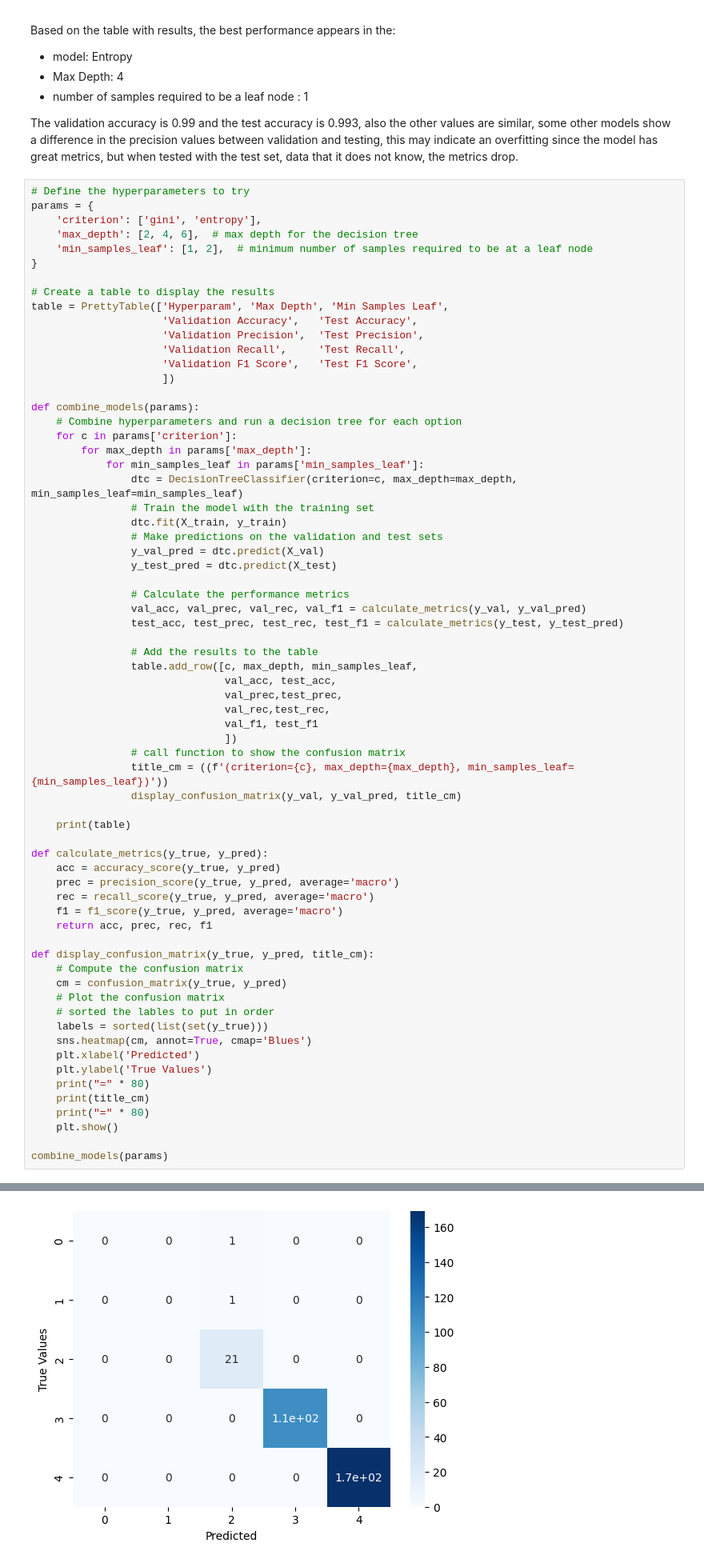
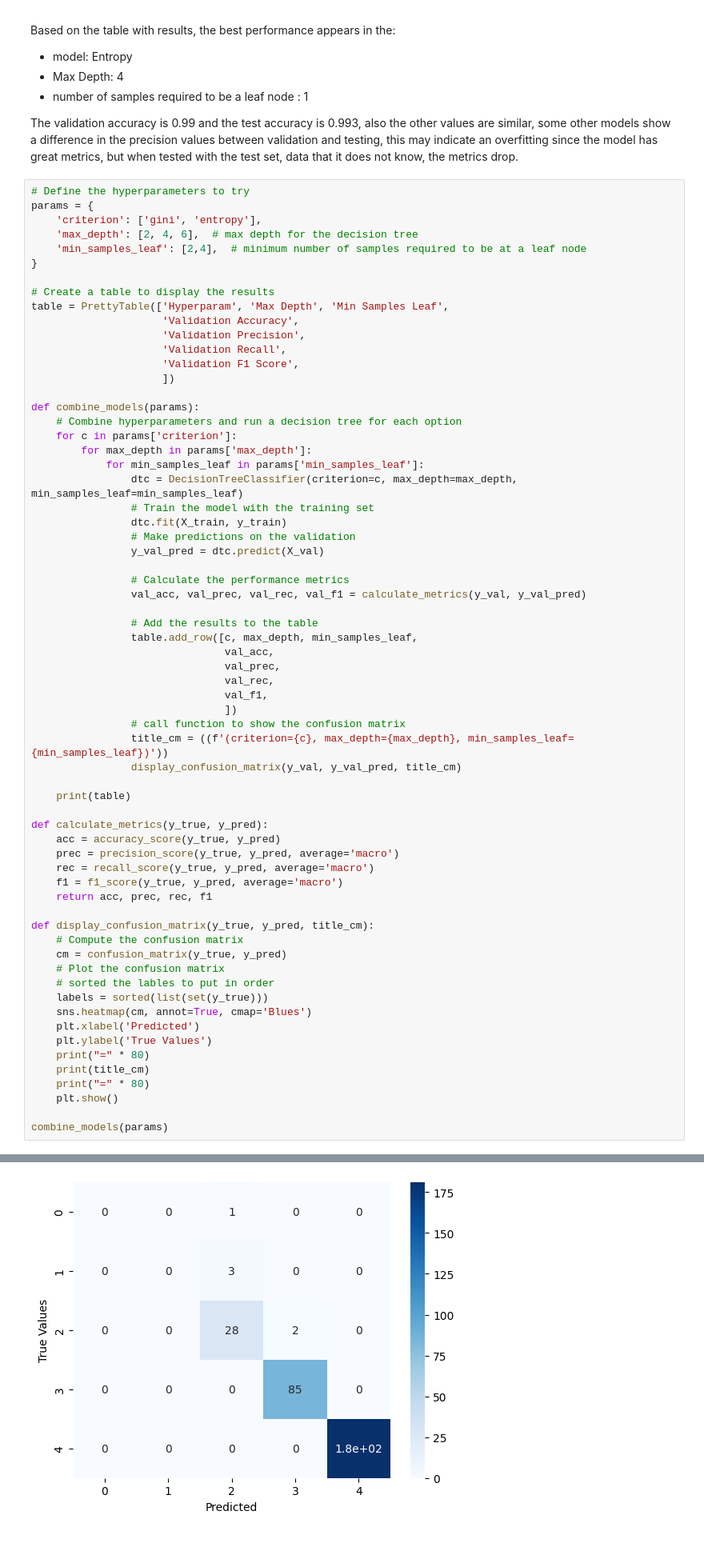
Before and after one commit to PKpacheco/superv_ml_assignment, a Jupyter notebook: decision_trees__Paola_Katherine.ipynb, the cells around one changed output, grey strips where cells are left out. Shown at 80% size. Saved outputs shown, nothing was run; the diff lists cells and outputs as text.

```diff
--- a/decision_trees__Paola_Katherine.ipynb
+++ b/decision_trees__Paola_Katherine.ipynb
@@ -1062,15 +1078,15 @@ The validation accuracy is 0.99 and the test accuracy is 0.993, also the other v
 params = {
     'criterion': ['gini', 'entropy'],
     'max_depth': [2, 4, 6],  # max depth for the decision tree
-    'min_samples_leaf': [1, 2],  # minimum number of samples required to be at a leaf node
+    'min_samples_leaf': [2,4],  # minimum number of samples required to be at a leaf node
 }
 
 # Create a table to display the results
 table = PrettyTable(['Hyperparam', 'Max Depth', 'Min Samples Leaf',
-                     'Validation Accuracy',   'Test Accuracy',
-                     'Validation Precision',  'Test Precision',
-                     'Validation Recall',     'Test Recall',
-                     'Validation F1 Score',   'Test F1 Score',
+                     'Validation Accuracy',
+                     'Validation Precision',
+                     'Validation Recall',
+                     'Validation F1 Score',
                      ])
 
 def combine_models(params):
@@ -1081,20 +1097,18 @@ def combine_models(params):
                 dtc = DecisionTreeClassifier(criterion=c, max_depth=max_depth, min_samples_leaf=min_samples_leaf)
                 # Train the model with the training set
                 dtc.fit(X_train, y_train)
-                # Make predictions on the validation and test sets
+                # Make predictions on the validation
                 y_val_pred = dtc.predict(X_val)
-                y_test_pred = dtc.predict(X_test)
 
                 # Calculate the performance metrics
                 val_acc, val_prec, val_rec, val_f1 = calculate_metrics(y_val, y_val_pred)
-                test_acc, test_prec, test_rec, test_f1 = calculate_metrics(y_test, y_test_pred)
 
                 # Add the results to the table
                 table.add_row([c, max_depth, min_samples_leaf,
-                               val_acc, test_acc,
-                               val_prec,test_prec,
-                               val_rec,test_rec,
-                               val_f1, test_f1
+                               val_acc,
+                               val_prec,
+                               val_rec,
+                               val_f1,
                                ])
                 # call function to show the confusion matrix
                 title_cm = ((f'(criterion={c}, max_depth={max_depth}, min_samples_leaf={min_samples_leaf})'))
@@ -1130,3 +1144,3 @@ combine_models(params)
 ================================================================================
-[figure, old version]
+[figure, new version]
 ================================================================================
```
Also changed, not shown: parts of 10 cells of this notebook.
